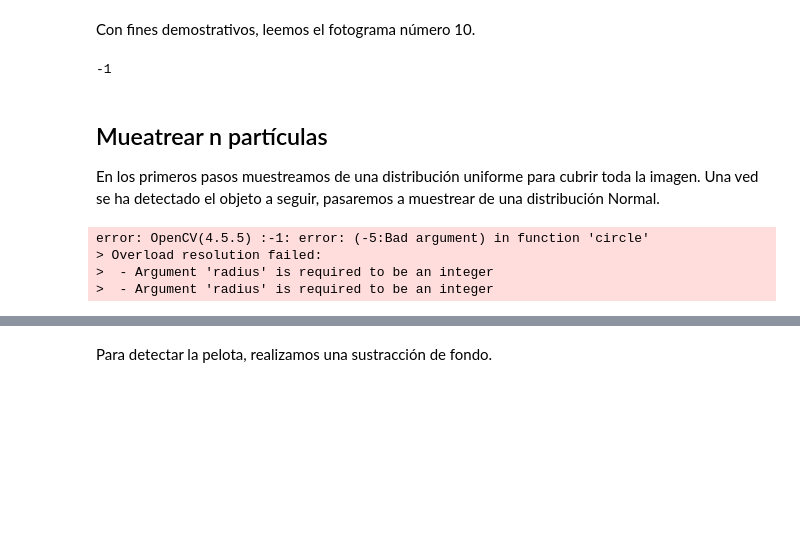
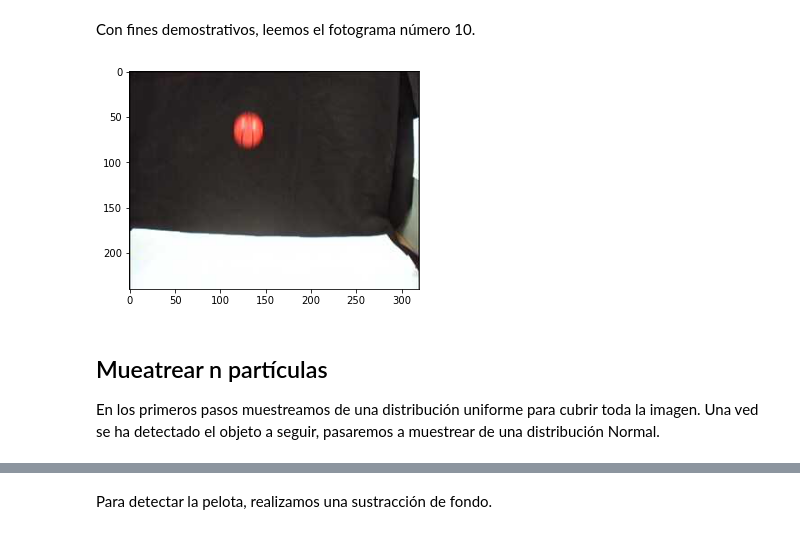
Before and after one commit to SergioHdezG/ParticleFilterVisualTracking, a Jupyter notebook: particle_filter_tracking.ipynb, the cells around one changed output, grey strips where cells are left out. Cells and saved outputs as stored; diff of their text form; code cells hidden in the pictures; blank space fills up the shorter version.

```diff
--- a/particle_filter_tracking.ipynb
+++ b/particle_filter_tracking.ipynb
@@ -93,23 +50,16 @@ y_best, x_best = None, None
 # %% [markdown]
 Con fines demostrativos, leemos el fotograma número 10.
 # %%
-frame_rgb = cv2.imread(ruta_img[10], cv2.IMREAD_COLOR)
-frame = cv2.cvtColor(frame_rgb, cv2.COLOR_BGR2GRAY)
+frame_rgb = mpimg.imread(ruta_img[10])
+frame = cv2.cvtColor(frame_rgb, cv2.COLOR_RGB2GRAY)  # Convertir imagen a escala de grises
-# %%
-cv2.imshow('frame', frame_rgb)
-cv2.waitKey(1)
-# %% [output]
--1
+# %%
+plt.imshow(frame_rgb)
+plt.show()
+# %% [output]
+[figure, added]
 # %% [markdown]
 ## Mueatrear n partículas
 En los primeros pasos muestreamos de una distribución uniforme para cubrir toda la imagen. Una ved se ha detectado el objeto a seguir, pasaremos a muestrear de una distribución Normal.
 # %%
 particulas['estados'] = np.random.rand(n, 2) * frame.shape[0]
 particulas['estados'] = particulas['estados'].astype(int)
-# %%
-print_particles(frame_rgb, particulas)
-# %% [output]
-error: OpenCV(4.5.5) :-1: error: (-5:Bad argument) in function 'circle'
-> Overload resolution failed:
->  - Argument 'radius' is required to be an integer
->  - Argument 'radius' is required to be an integer
```
Also changed, not shown: parts of 28 cells of this notebook, 1 other file.
